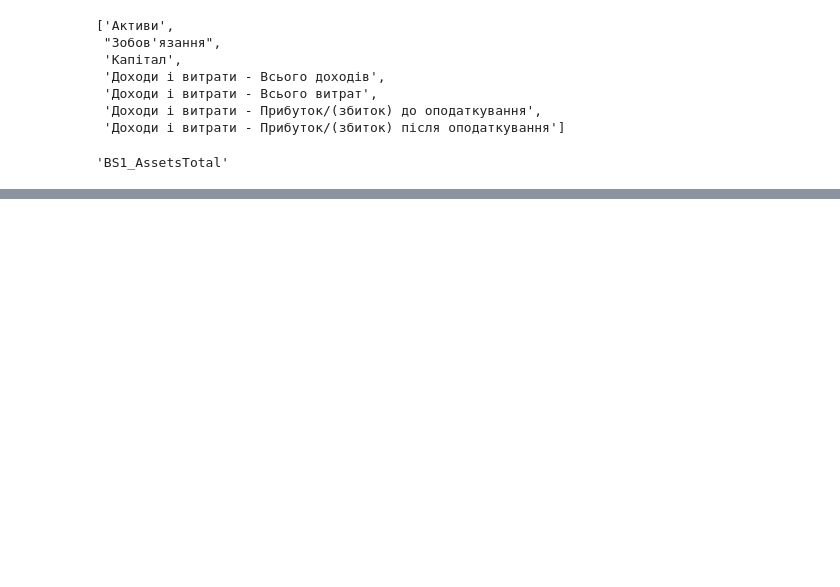
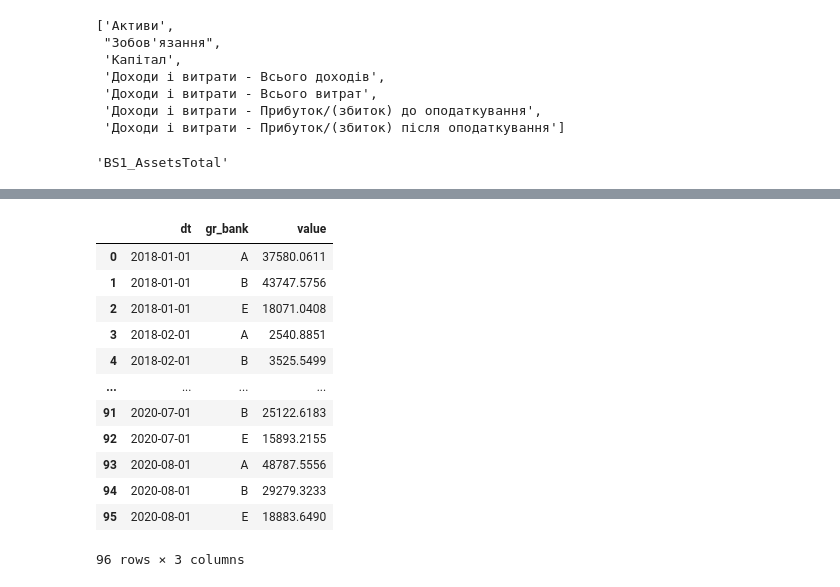
Before and after one commit to lukas1326/nbu_dashboard, a Jupyter notebook: Untitled.ipynb, the cells around one changed output, grey strips where cells are left out. Drawn from its saved outputs; the diff is of its cells as text; code cells hidden in the pictures; blank space fills up the shorter version.

```diff
--- a/Untitled.ipynb
+++ b/Untitled.ipynb
@@ -43,0 +64,16 @@ file=df.to_excel(pd.ExcelWriter('output.xlsx'), sheet_name=id_api,index=False)
+# %%
+df
+# %% [output]
+|  | dt | gr_bank | value |
+| 0 | 2018-01-01 | A | 37580.0611 |
+| 1 | 2018-01-01 | B | 43747.5756 |
+| 2 | 2018-01-01 | E | 18071.0408 |
+| 3 | 2018-02-01 | A | 2540.8851 |
+| 4 | 2018-02-01 | B | 3525.5499 |
+| ... | ... | ... | ... |
+| 91 | 2020-07-01 | B | 25122.6183 |
+| 92 | 2020-07-01 | E | 15893.2155 |
+| 93 | 2020-08-01 | A | 48787.5556 |
+| 94 | 2020-08-01 | B | 29279.3233 |
+| 95 | 2020-08-01 | E | 18883.6490 |
+96 rows × 3 columns
```
Also changed, not shown: parts of 7 cells of this notebook, 2 other files.
